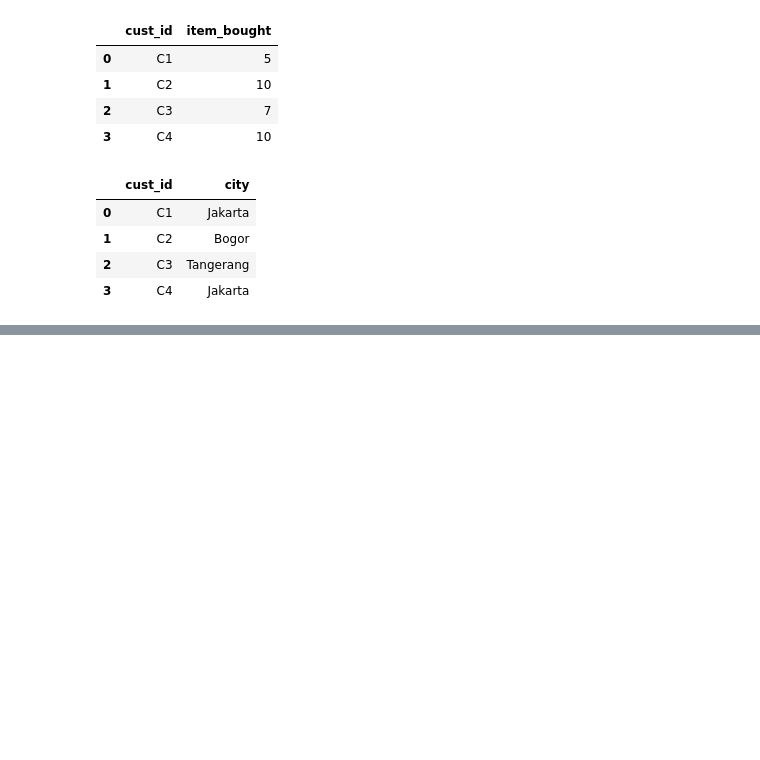
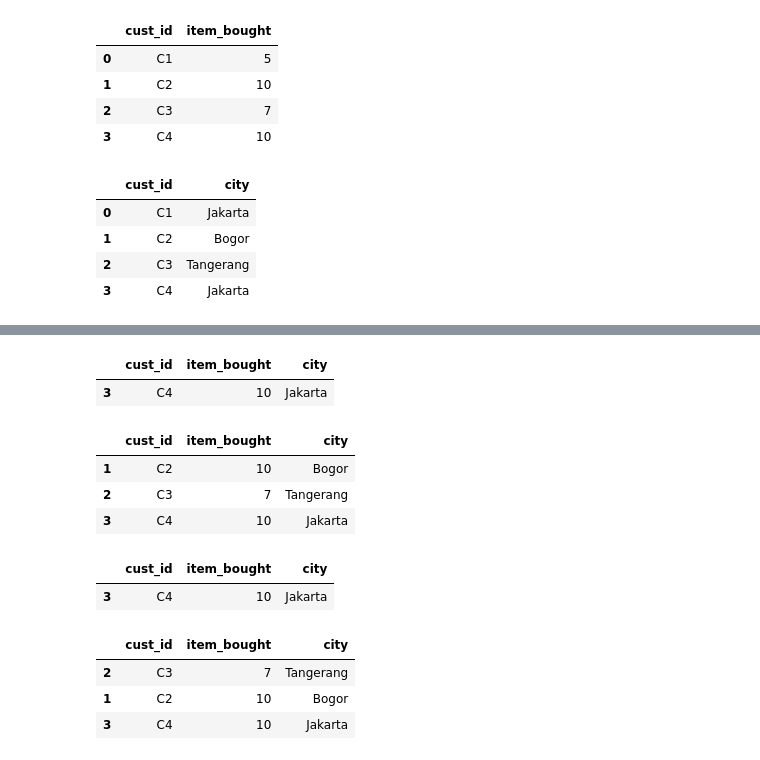
Before and after one commit to zanafiii/data-science-a-z, a Jupyter notebook: Part3_Working with Pandas & DataFrame.ipynb, the cells around one changed output, grey strips where cells are left out. Cells and saved outputs as stored; diff of their text form; code cells hidden in the pictures; blank space fills up the shorter version.

Commit message:
show random sample of pd

```diff
--- a/Part3_Working with Pandas & DataFrame.ipynb
+++ b/Part3_Working with Pandas & DataFrame.ipynb
@@ -235,0 +281,12 @@ df[["cust_id","city"]]
+# %%
+df.tail(1)
+# %% [output]
+|  | cust_id | item_bought | city |
+| 3 | C4 | 10 | Jakarta |
+# %%
+df.tail(3)
+# %% [output]
+|  | cust_id | item_bought | city |
+| 1 | C2 | 10 | Bogor |
+| 2 | C3 | 7 | Tangerang |
+| 3 | C4 | 10 | Jakarta |
@@ -235,0 +295,12 @@ df[["cust_id","city"]]
+# %%
+df.sample() # Klo ga ngasih sample, dia bakal nunjukkin cuma 1 data
+# %% [output]
+|  | cust_id | item_bought | city |
+| 3 | C4 | 10 | Jakarta |
+# %%
+df.sample(3)
+# %% [output]
+|  | cust_id | item_bought | city |
+| 2 | C3 | 7 | Tangerang |
+| 1 | C2 | 10 | Bogor |
+| 3 | C4 | 10 | Jakarta |
```
Also changed, not shown: parts of 9 cells of this notebook.
